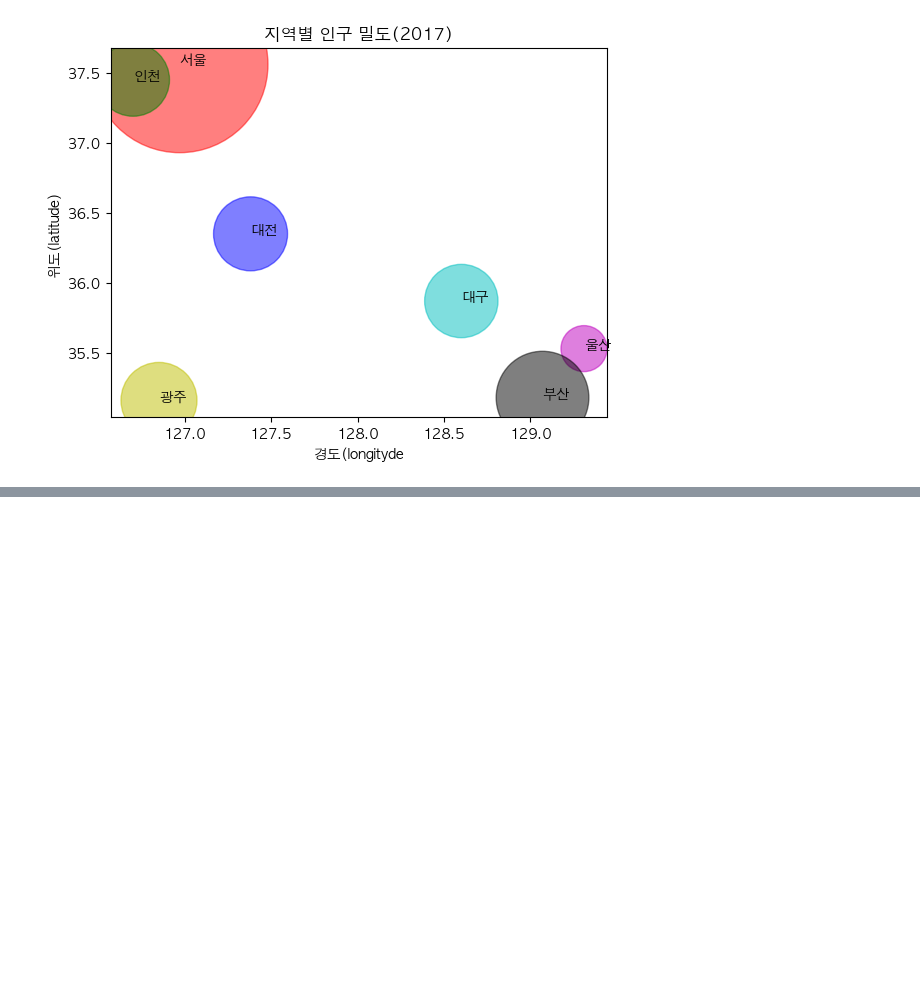
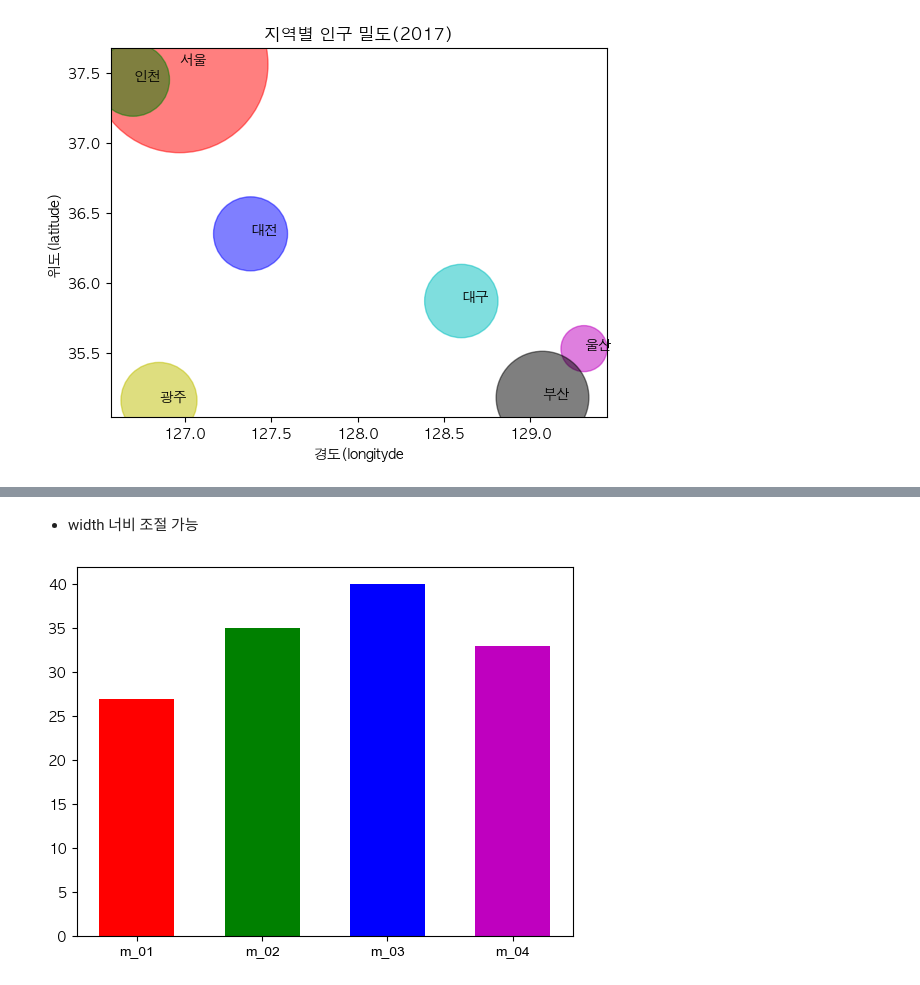
Before and after one commit to teogong/study_python, a Jupyter notebook: extended/matplotlib.ipynb, the cells around one changed output, grey strips where cells are left out. Saved outputs shown, nothing was run; the diff lists cells and outputs as text; code cells hidden in the pictures; blank space fills up the shorter version.

```diff
--- a/extended/matplotlib.ipynb
+++ b/extended/matplotlib.ipynb
@@ -294,0 +346,9 @@ plt.show()
+# %% [markdown]
+- width  너비 조절 가능
+# %%
+colors = ['r','g','b','m']
+plt.bar(index, before_ex, tick_label=member_IDs, color = colors, width=0.6)
+plt.xticks(fontname='Arial')
+plt.show()
+# %% [output]
+[figure, added]
```
Also changed, not shown: parts of 44 cells of this notebook, 2 other files.
